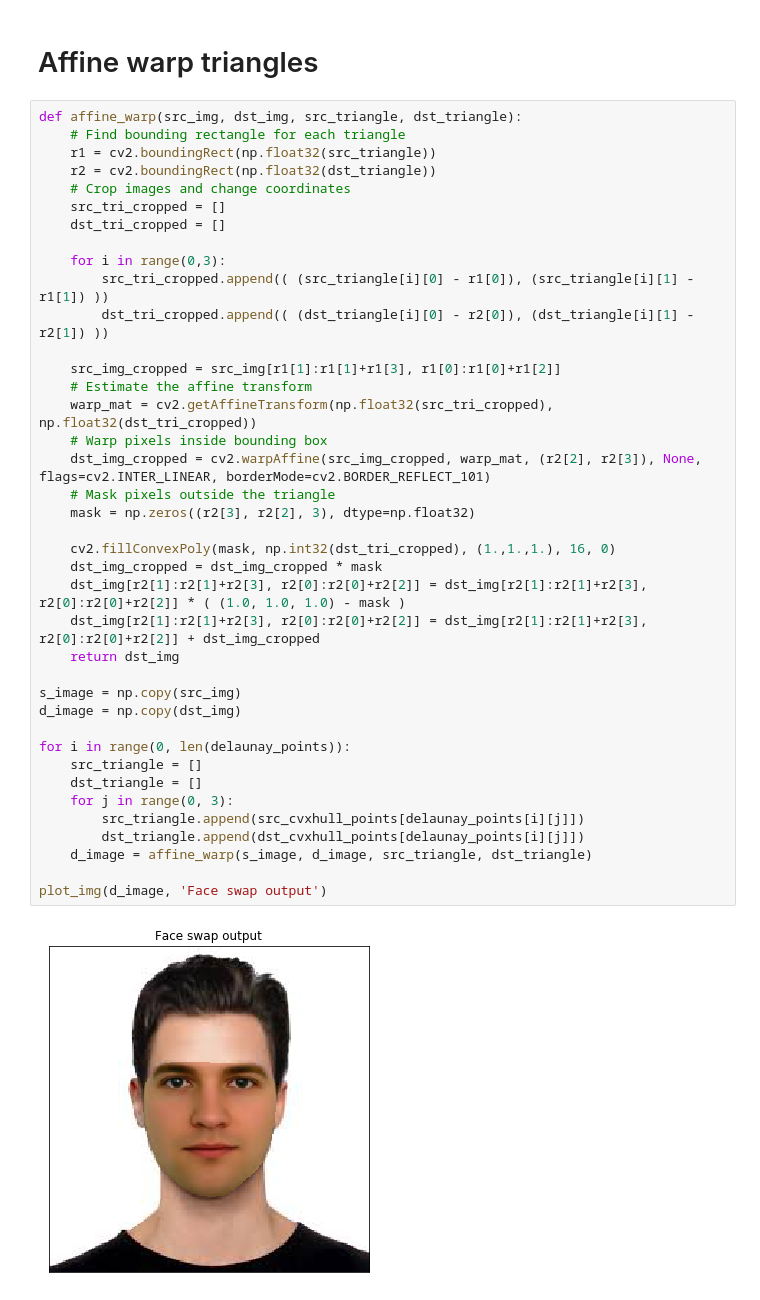
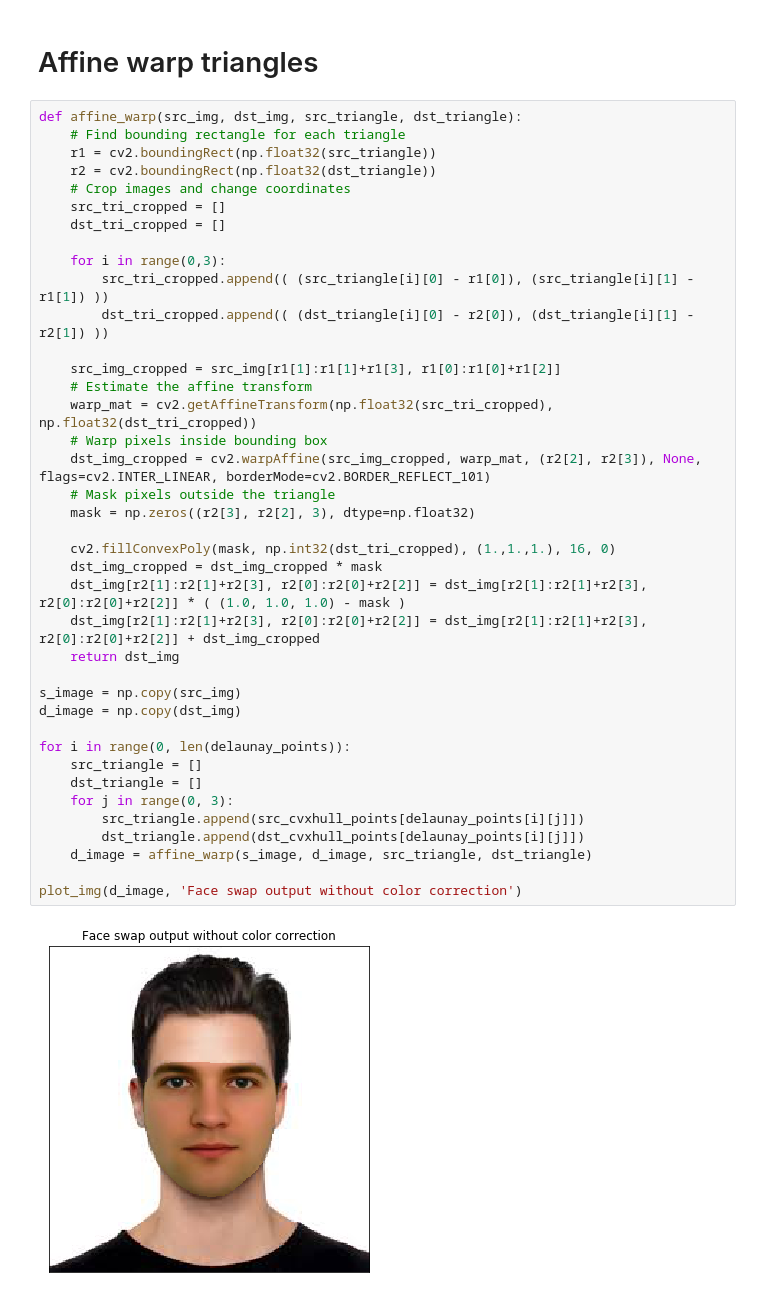
Before and after one commit to betogaona7/hairstyle, a Jupyter notebook: FS-Warping-Technique/Image-warping.ipynb, the cells around one changed output. Cells and saved outputs as stored; diff of their text form.

```diff
--- a/FS-Warping-Technique/Image-warping.ipynb
+++ b/FS-Warping-Technique/Image-warping.ipynb
@@ -148,32 +148,32 @@ def affine_warp(src_img, dst_img, src_triangle, dst_triangle):
     for i in range(0,3):
         src_tri_cropped.append(( (src_triangle[i][0] - r1[0]), (src_triangle[i][1] - r1[1]) ))
         dst_tri_cropped.append(( (dst_triangle[i][0] - r2[0]), (dst_triangle[i][1] - r2[1]) ))
 
     src_img_cropped = src_img[r1[1]:r1[1]+r1[3], r1[0]:r1[0]+r1[2]]
     # Estimate the affine transform
     warp_mat = cv2.getAffineTransform(np.float32(src_tri_cropped), np.float32(dst_tri_cropped))
     # Warp pixels inside bounding box
     dst_img_cropped = cv2.warpAffine(src_img_cropped, warp_mat, (r2[2], r2[3]), None, flags=cv2.INTER_LINEAR, borderMode=cv2.BORDER_REFLECT_101)
     # Mask pixels outside the triangle
     mask = np.zeros((r2[3], r2[2], 3), dtype=np.float32)
 
     cv2.fillConvexPoly(mask, np.int32(dst_tri_cropped), (1.,1.,1.), 16, 0)
     dst_img_cropped = dst_img_cropped * mask
     dst_img[r2[1]:r2[1]+r2[3], r2[0]:r2[0]+r2[2]] = dst_img[r2[1]:r2[1]+r2[3], r2[0]:r2[0]+r2[2]] * ( (1.0, 1.0, 1.0) - mask )
     dst_img[r2[1]:r2[1]+r2[3], r2[0]:r2[0]+r2[2]] = dst_img[r2[1]:r2[1]+r2[3], r2[0]:r2[0]+r2[2]] + dst_img_cropped
     return dst_img
 
 s_image = np.copy(src_img)
 d_image = np.copy(dst_img)
 
 for i in range(0, len(delaunay_points)):
     src_triangle = []
     dst_triangle = []
     for j in range(0, 3):
         src_triangle.append(src_cvxhull_points[delaunay_points[i][j]])
         dst_triangle.append(dst_cvxhull_points[delaunay_points[i][j]])
     d_image = affine_warp(s_image, d_image, src_triangle, dst_triangle)
 
-plot_img(d_image, 'Face swap output')
+plot_img(d_image, 'Face swap output without color correction')
 # %% [output]
-[figure, old version]
+[figure, new version]
```
Also changed, not shown: parts of 2 cells of this notebook.
